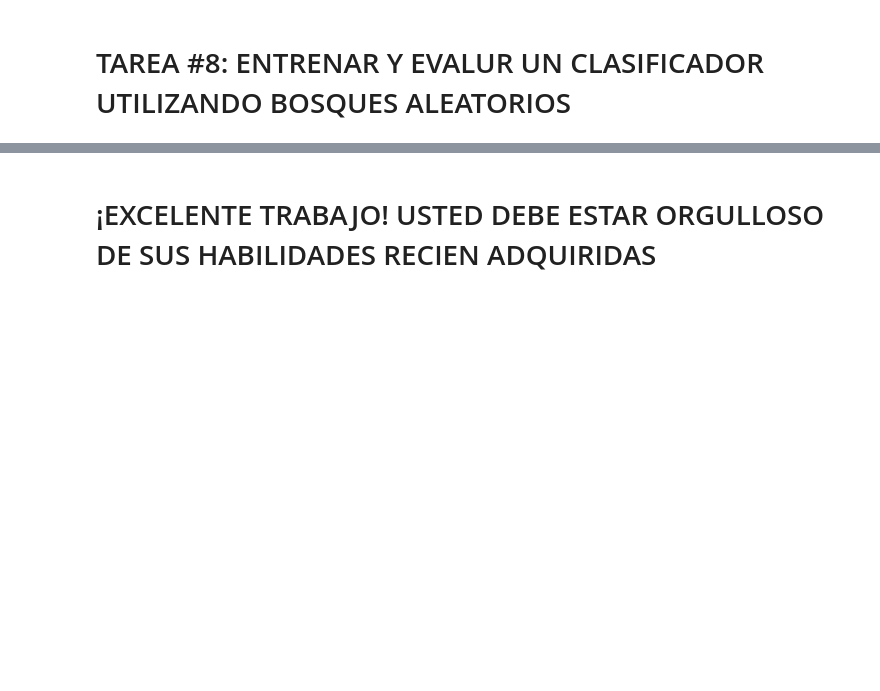
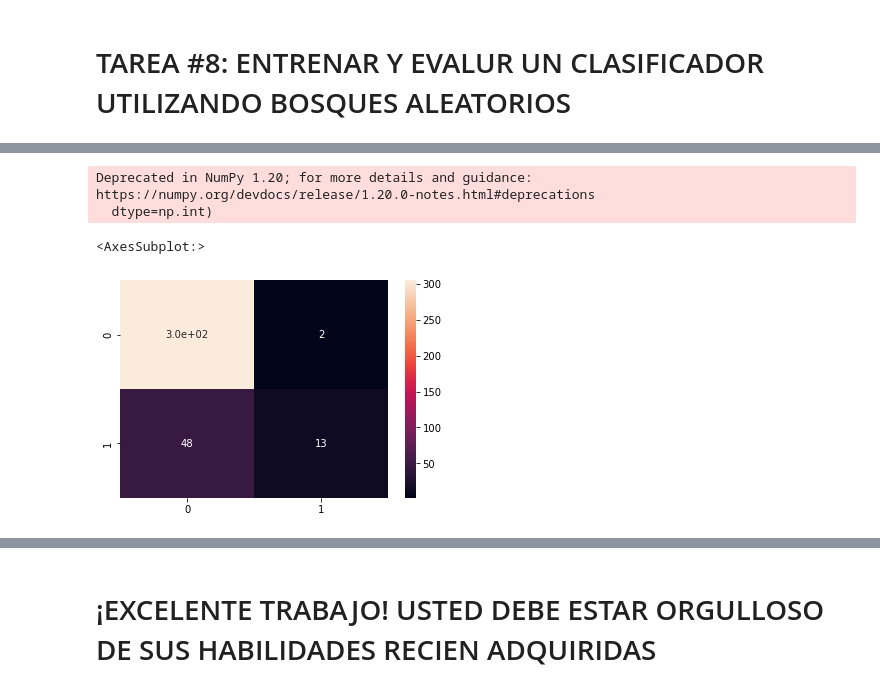
Before and after one commit to nmorales44/ds4b, a Jupyter notebook: 1. Human Resources Data/Esqueleto_Departamento_de_Recursos_Humanos.ipynb, the cells around one changed output, grey strips where cells are left out. Drawn from its saved outputs; the diff is of its cells as text; code cells hidden in the pictures; blank space fills up the shorter version.

```diff
--- a/1. Human Resources Data/Esqueleto_Departamento_de_Recursos_Humanos.ipynb
+++ b/1. Human Resources Data/Esqueleto_Departamento_de_Recursos_Humanos.ipynb
@@ -537,2 +543,7 @@ Name: Attrition, Length: 1470, dtype: int64
 # %% [markdown]
 # TAREA #8: ENTRENAR Y EVALUR UN CLASIFICADOR UTILIZANDO BOSQUES ALEATORIOS
+# %%
+from sklearn.ensemble import RandomForestClassifier
+
+model = RandomForestClassifier()
+model.fit(x_train, y_train)
@@ -539,2 +575,12 @@ Name: Attrition, Length: 1470, dtype: int64
+# %%
+y_pred = model.predict(x_test)
+# %% [output]
+Deprecated in NumPy 1.20; for more details and guidance: https://numpy.org/devdocs/release/1.20.0-notes.html#deprecations
+  dtype=np.int)
 # %%
 # Resultados en el Conjunto de Testing
+cm = confusion_matrix( y_test, y_pred)
+sns.heatmap(cm, annot=True)
+# %% [output]
+<AxesSubplot:>
+[figure, added]
```
Also changed, not shown: parts of 40 cells of this notebook, 3 other files.
